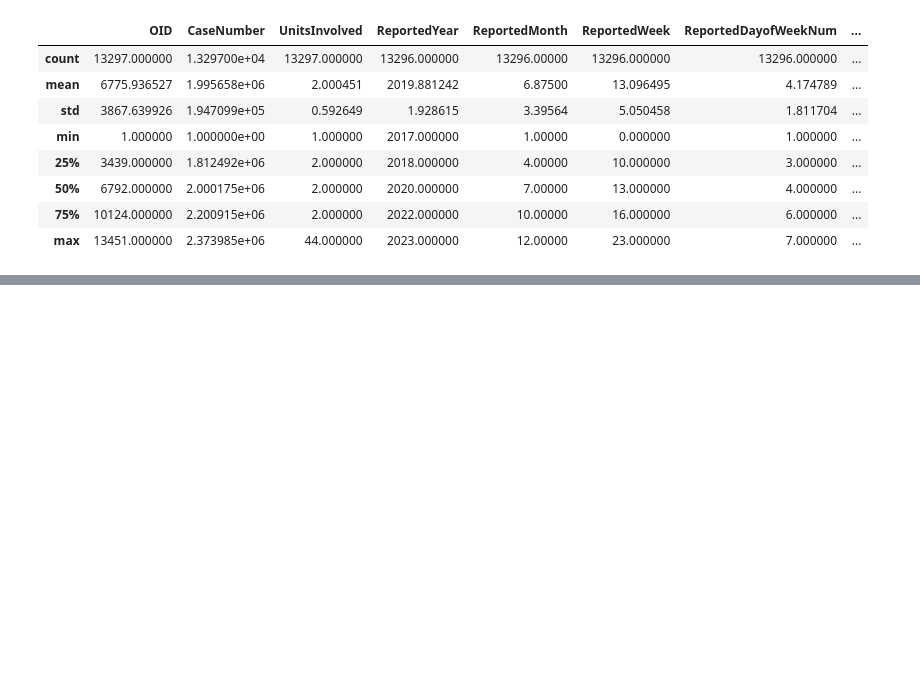
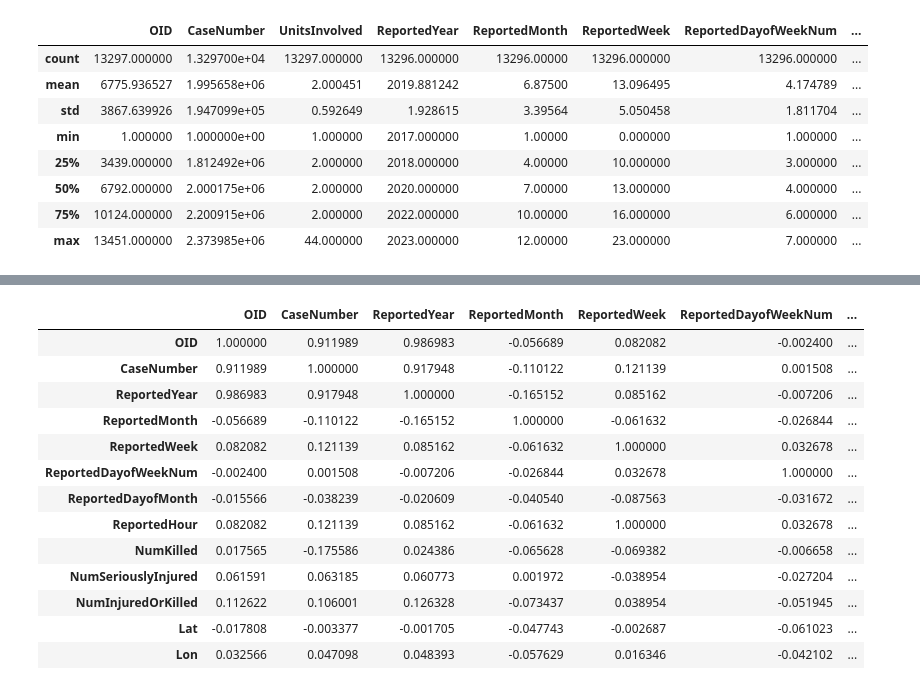
Before and after one commit to lalynjay/boulder_crahes, a Jupyter notebook: notebook.ipynb, the cells around one changed output, grey strips where cells are left out. Saved outputs shown, nothing was run; the diff lists cells and outputs as text; code cells hidden in the pictures; blank space fills up the shorter version.

```diff
--- a/notebook.ipynb
+++ b/notebook.ipynb
@@ -81,0 +144,3 @@ df.describe()
+# %%
+bicycles = df[df['BicyclesInvolved'] == "YES"]
+bicycles
@@ -81,0 +181,17 @@ df.describe()
+# %%
+bicycles.corr()
+# %% [output]
+|  | OID | CaseNumber | ReportedYear | ReportedMonth | ReportedWeek | ReportedDayofWeekNum | ... |
+| OID | 1.000000 | 0.911989 | 0.986983 | -0.056689 | 0.082082 | -0.002400 | ... |
+| CaseNumber | 0.911989 | 1.000000 | 0.917948 | -0.110122 | 0.121139 | 0.001508 | ... |
+| ReportedYear | 0.986983 | 0.917948 | 1.000000 | -0.165152 | 0.085162 | -0.007206 | ... |
+| ReportedMonth | -0.056689 | -0.110122 | -0.165152 | 1.000000 | -0.061632 | -0.026844 | ... |
+| ReportedWeek | 0.082082 | 0.121139 | 0.085162 | -0.061632 | 1.000000 | 0.032678 | ... |
+| ReportedDayofWeekNum | -0.002400 | 0.001508 | -0.007206 | -0.026844 | 0.032678 | 1.000000 | ... |
+| ReportedDayofMonth | -0.015566 | -0.038239 | -0.020609 | -0.040540 | -0.087563 | -0.031672 | ... |
+| ReportedHour | 0.082082 | 0.121139 | 0.085162 | -0.061632 | 1.000000 | 0.032678 | ... |
+| NumKilled | 0.017565 | -0.175586 | 0.024386 | -0.065628 | -0.069382 | -0.006658 | ... |
+| NumSeriouslyInjured | 0.061591 | 0.063185 | 0.060773 | 0.001972 | -0.038954 | -0.027204 | ... |
+| NumInjuredOrKilled | 0.112622 | 0.106001 | 0.126328 | -0.073437 | 0.038954 | -0.051945 | ... |
+| Lat | -0.017808 | -0.003377 | -0.001705 | -0.047743 | -0.002687 | -0.061023 | ... |
+| Lon | 0.032566 | 0.047098 | 0.048393 | -0.057629 | 0.016346 | -0.042102 | ... |
```
Also changed, not shown: parts of 9 cells of this notebook.
